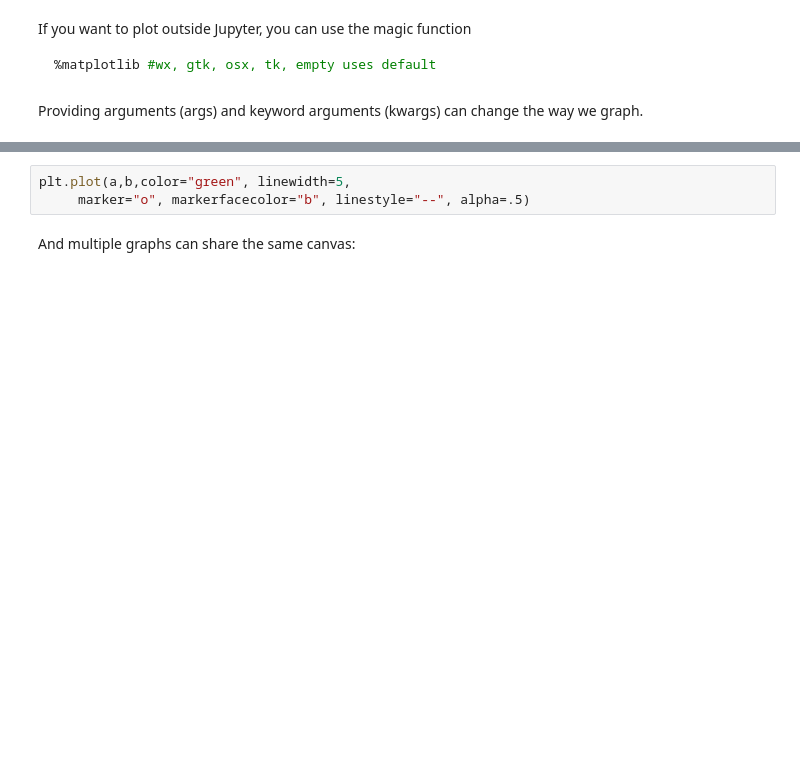
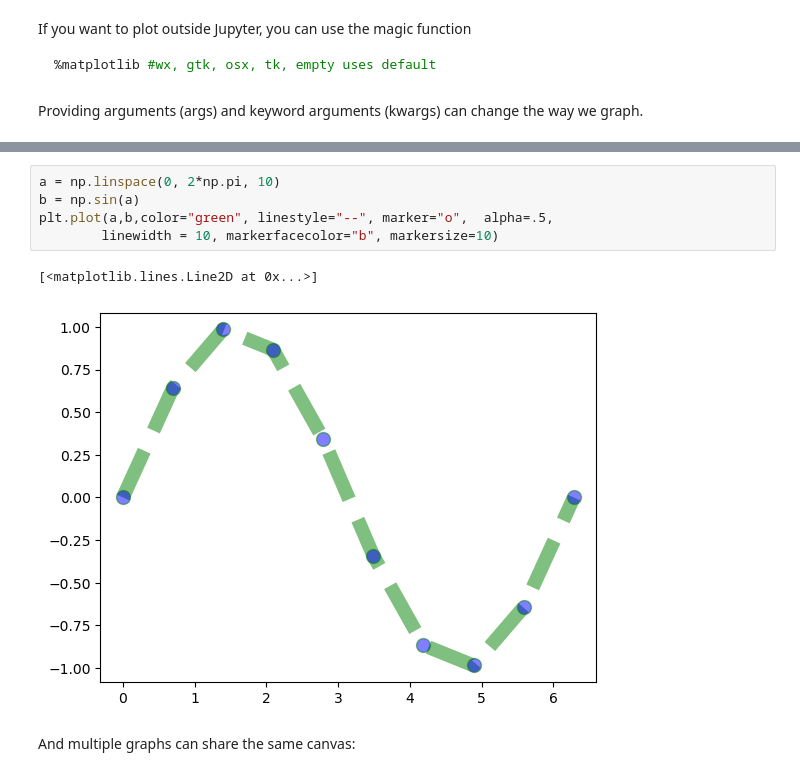
Before and after one commit to julianjica/ScientificComputingI, a Jupyter notebook: Matplotlib/Matplotlib.ipynb, the cells around one changed output, grey strips where cells are left out. Saved outputs shown, nothing was run; the diff lists cells and outputs as text; blank space fills up the shorter version.

```diff
--- a/Matplotlib/Matplotlib.ipynb
+++ b/Matplotlib/Matplotlib.ipynb
@@ -23,6 +46,11 @@ Providing arguments (args) and keyword arguments (kwargs) can change the way we
 # %%
-plt.plot(a,b,color="green", linewidth=5,
-     marker="o", markerfacecolor="b", linestyle="--", alpha=.5)
+a = np.linspace(0, 2*np.pi, 10)
+b = np.sin(a)
+plt.plot(a,b,color="green", linestyle="--", marker="o",  alpha=.5,
+        linewidth = 10, markerfacecolor="b", markersize=10)
+# %% [output]
+[<matplotlib.lines.Line2D at 0x...>]
+[figure, added]
 # %% [markdown]
 And multiple graphs can share the same canvas:
 # %%
```
Also changed, not shown: parts of 18 cells of this notebook.
